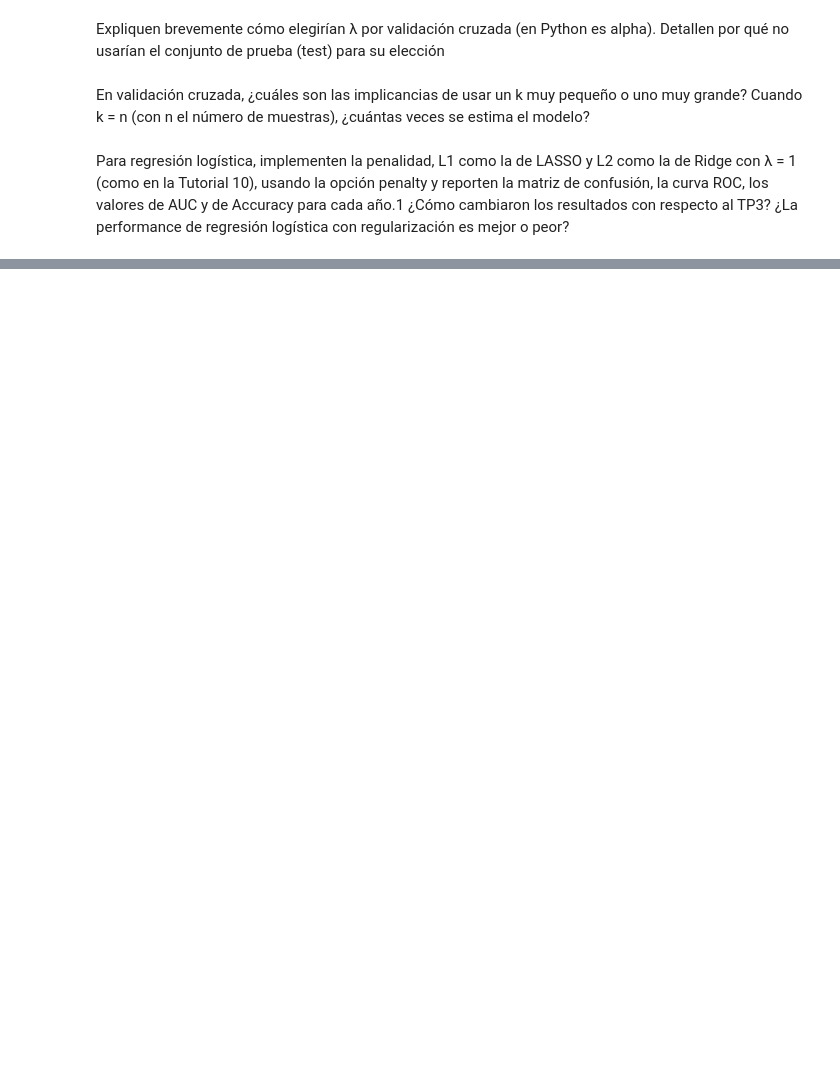
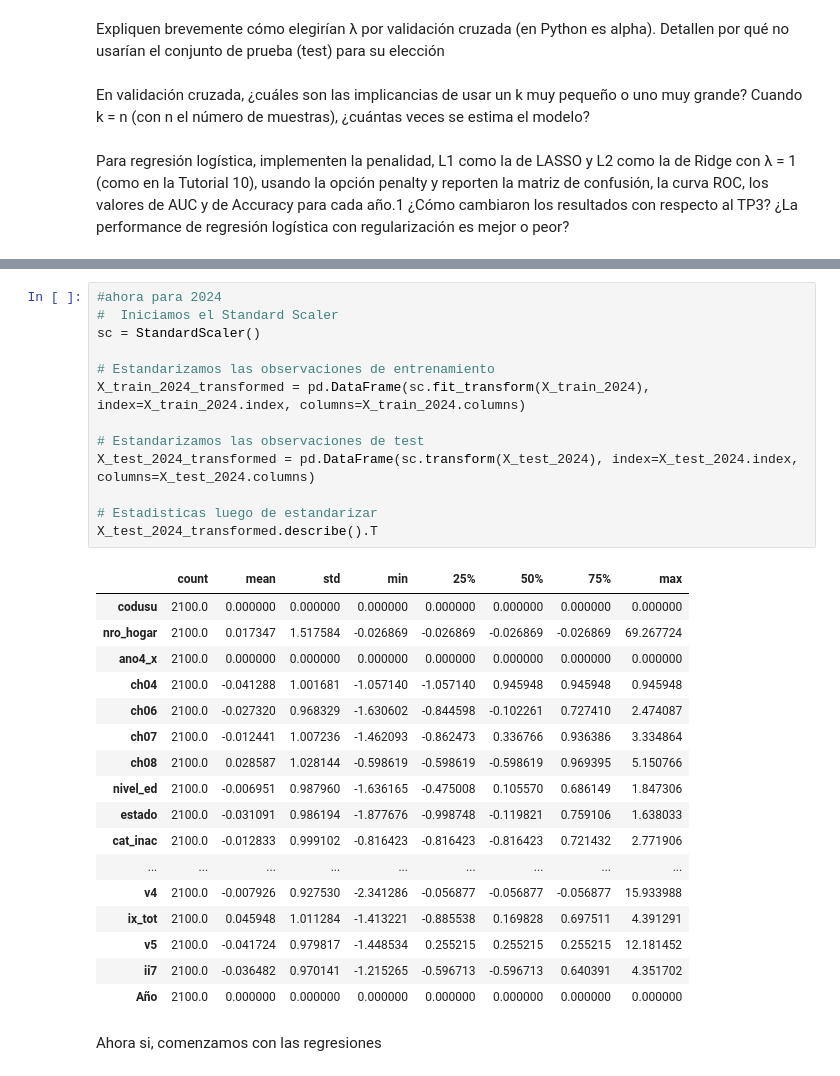
Before and after one commit to roluque/CC408-T2-3, a Jupyter notebook: TP4/TP 4.ipynb, the cells around one changed output, grey strips where cells are left out. Cells and saved outputs as stored; diff of their text form; blank space fills up the shorter version.

```diff
--- a/TP4/TP 4.ipynb
+++ b/TP4/TP 4.ipynb
@@ -477,0 +568,33 @@ con regularización es mejor o peor?
+# %%
+#ahora para 2024
+#  Iniciamos el Standard Scaler
+sc = StandardScaler()
+
+# Estandarizamos las observaciones de entrenamiento
+X_train_2024_transformed = pd.DataFrame(sc.fit_transform(X_train_2024), index=X_train_2024.index, columns=X_train_2024.columns)
+
+# Estandarizamos las observaciones de test
+X_test_2024_transformed = pd.DataFrame(sc.transform(X_test_2024), index=X_test_2024.index, columns=X_test_2024.columns)
+
+# Estadisticas luego de estandarizar
+X_test_2024_transformed.describe().T
+# %% [output]
+|  | count | mean | std | min | 25% | 50% | 75% | max |
+| codusu | 2100.0 | 0.000000 | 0.000000 | 0.000000 | 0.000000 | 0.000000 | 0.000000 | 0.000000 |
+| nro_hogar | 2100.0 | 0.017347 | 1.517584 | -0.026869 | -0.026869 | -0.026869 | -0.026869 | 69.267724 |
+| ano4_x | 2100.0 | 0.000000 | 0.000000 | 0.000000 | 0.000000 | 0.000000 | 0.000000 | 0.000000 |
+| ch04 | 2100.0 | -0.041288 | 1.001681 | -1.057140 | -1.057140 | 0.945948 | 0.945948 | 0.945948 |
+| ch06 | 2100.0 | -0.027320 | 0.968329 | -1.630602 | -0.844598 | -0.102261 | 0.727410 | 2.474087 |
+| ch07 | 2100.0 | -0.012441 | 1.007236 | -1.462093 | -0.862473 | 0.336766 | 0.936386 | 3.334864 |
+| ch08 | 2100.0 | 0.028587 | 1.028144 | -0.598619 | -0.598619 | -0.598619 | 0.969395 | 5.150766 |
+| nivel_ed | 2100.0 | -0.006951 | 0.987960 | -1.636165 | -0.475008 | 0.105570 | 0.686149 | 1.847306 |
+| estado | 2100.0 | -0.031091 | 0.986194 | -1.877676 | -0.998748 | -0.119821 | 0.759106 | 1.638033 |
+| cat_inac | 2100.0 | -0.012833 | 0.999102 | -0.816423 | -0.816423 | -0.816423 | 0.721432 | 2.771906 |
+| ... | ... | ... | ... | ... | ... | ... | ... | ... |
+| v4 | 2100.0 | -0.007926 | 0.927530 | -2.341286 | -0.056877 | -0.056877 | -0.056877 | 15.933988 |
+| ix_tot | 2100.0 | 0.045948 | 1.011284 | -1.413221 | -0.885538 | 0.169828 | 0.697511 | 4.391291 |
+| v5 | 2100.0 | -0.041724 | 0.979817 | -1.448534 | 0.255215 | 0.255215 | 0.255215 | 12.181452 |
+| ii7 | 2100.0 | -0.036482 | 0.970141 | -1.215265 | -0.596713 | -0.596713 | 0.640391 | 4.351702 |
+| Año | 2100.0 | 0.000000 | 0.000000 | 0.000000 | 0.000000 | 0.000000 | 0.000000 | 0.000000 |
+# %% [markdown]
+Ahora si, comenzamos con las regresiones
```
Also changed, not shown: parts of 8 cells of this notebook.
